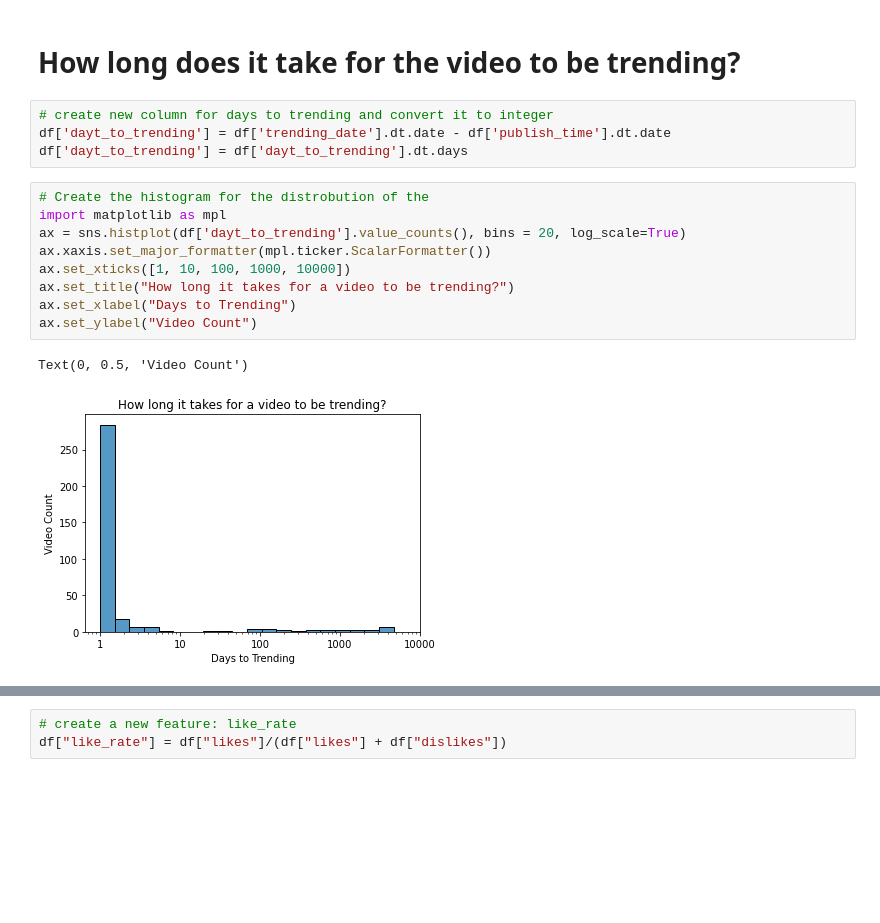
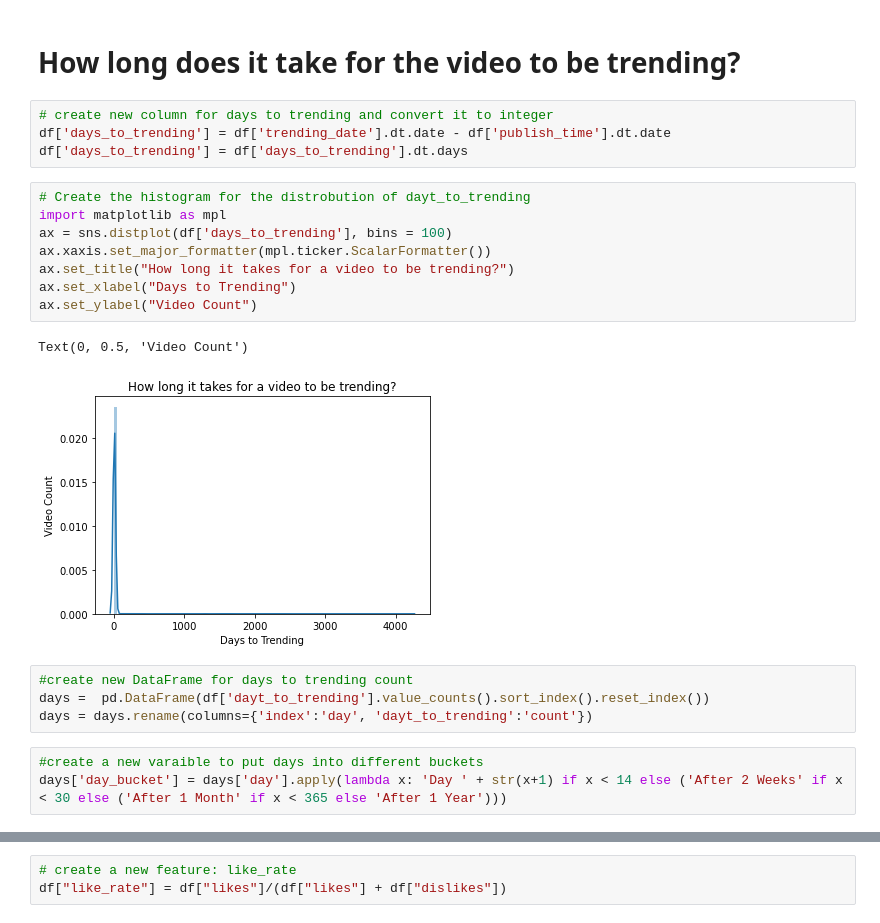
Before and after one commit to jdhuasirui/youtube-tending-video-analysis-ML-model, a Jupyter notebook: udacity_data_science_project_1_youtube.ipynb, the cells around one changed output, grey strips where cells are left out. Cells and saved outputs as stored; diff of their text form; blank space fills up the shorter version.

Commit message:
Add medium blog link and fix a mistake on histogram in the notebook

```diff
--- a/udacity_data_science_project_1_youtube.ipynb
+++ b/udacity_data_science_project_1_youtube.ipynb
@@ -100,17 +100,23 @@ Text(0, 0.5, 'Category')
 # How long does it take for the video to be trending?
 # %%
 # create new column for days to trending and convert it to integer
-df['dayt_to_trending'] = df['trending_date'].dt.date - df['publish_time'].dt.date
-df['dayt_to_trending'] = df['dayt_to_trending'].dt.days
+df['days_to_trending'] = df['trending_date'].dt.date - df['publish_time'].dt.date
+df['days_to_trending'] = df['days_to_trending'].dt.days
 # %%
-# Create the histogram for the distrobution of the
+# Create the histogram for the distrobution of dayt_to_trending
 import matplotlib as mpl
-ax = sns.histplot(df['dayt_to_trending'].value_counts(), bins = 20, log_scale=True)
+ax = sns.distplot(df['days_to_trending'], bins = 100)
 ax.xaxis.set_major_formatter(mpl.ticker.ScalarFormatter())
-ax.set_xticks([1, 10, 100, 1000, 10000])
 ax.set_title("How long it takes for a video to be trending?")
 ax.set_xlabel("Days to Trending")
 ax.set_ylabel("Video Count")
 # %% [output]
 Text(0, 0.5, 'Video Count')
-[figure, old version]
+[figure, new version]
+# %%
+#create new DataFrame for days to trending count
+days =  pd.DataFrame(df['dayt_to_trending'].value_counts().sort_index().reset_index())
+days = days.rename(columns={'index':'day', 'dayt_to_trending':'count'})
+# %%
+#create a new varaible to put days into different buckets
+days['day_bucket'] = days['day'].apply(lambda x: 'Day ' + str(x+1) if x < 14 else ('After 2 Weeks' if x < 30 else ('After 1 Month' if x < 365 else 'After 1 Year')))
```
Also changed, not shown: parts of 4 cells of this notebook, 1 other file.
